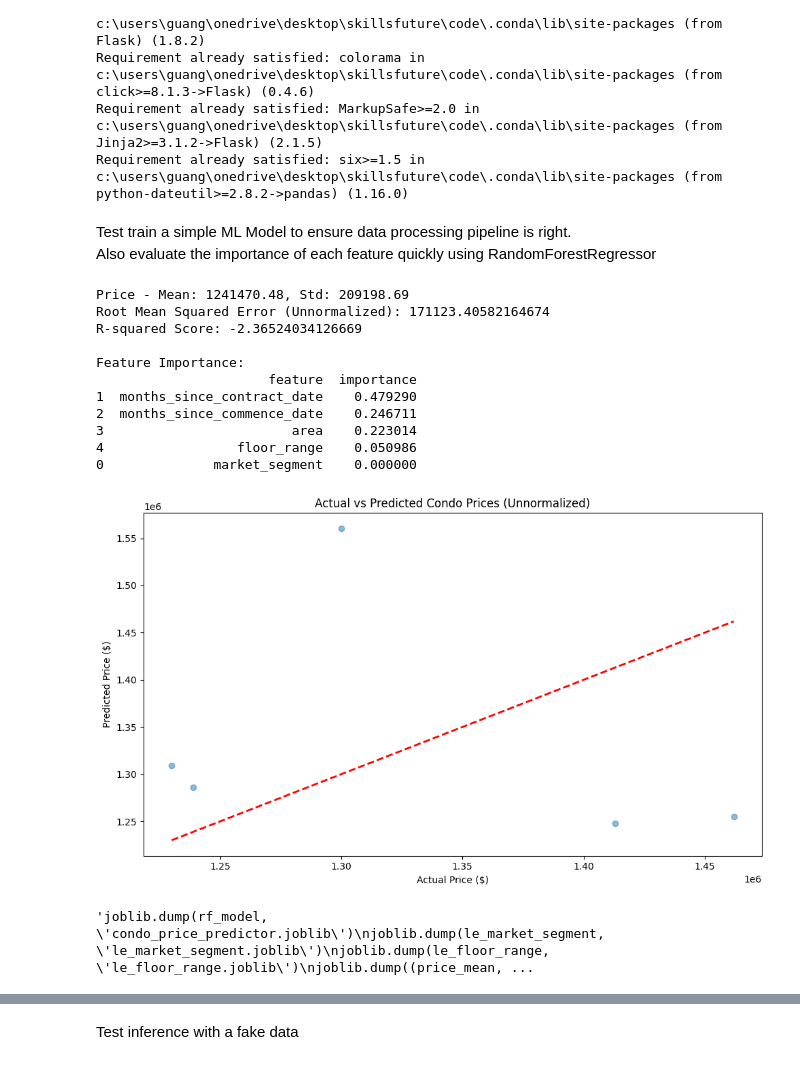
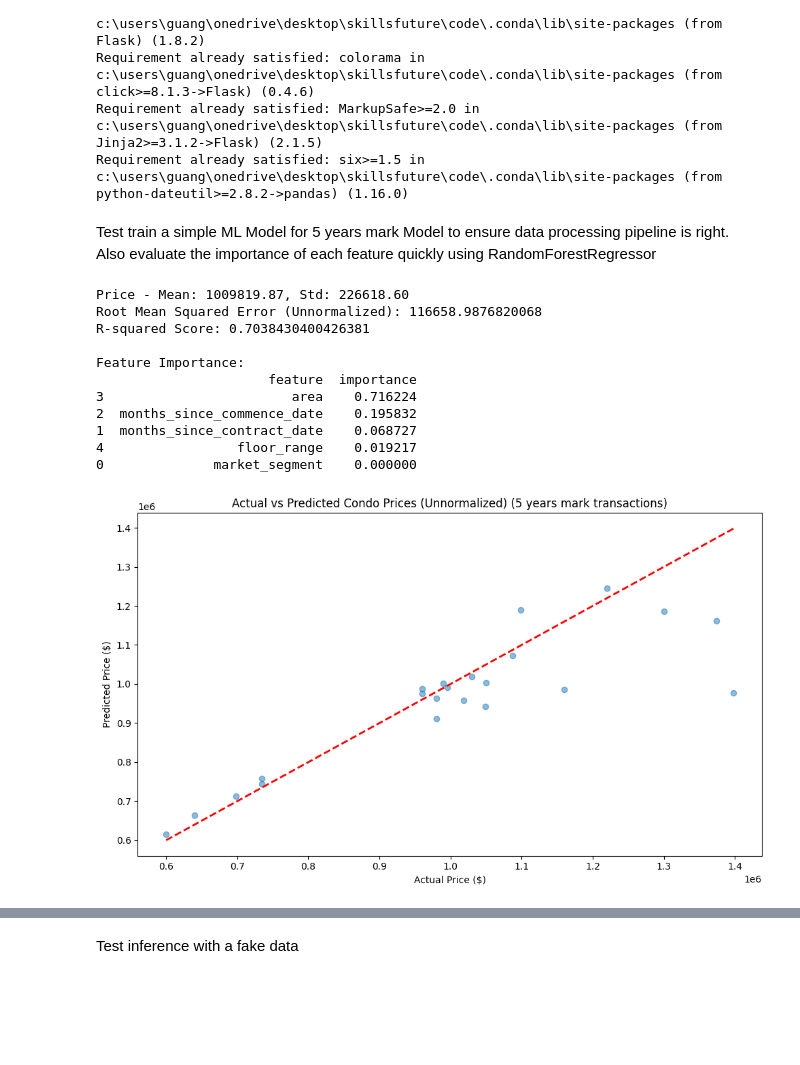
Before and after one commit to lolbus/SFS_MLEngineer_Assessment, a Jupyter notebook: modelling.ipynb, the cells around one changed output, grey strips where cells are left out. Saved outputs shown, nothing was run; the diff lists cells and outputs as text; code cells hidden in the pictures; blank space fills up the shorter version.

Commit message:
new database modelling and deployment. perform separate model inference base on whether transaction is near 5 years mark or 10 years mark

```diff
--- a/modelling.ipynb
+++ b/modelling.ipynb
@@ -30,7 +30,7 @@ conn = psycopg2.connect(
 )
 cur = conn.cursor()
 # %% [markdown]
-Test train a simple ML Model to ensure data processing pipeline is right.
+Test train a simple ML Model for 5 years mark Model to ensure data processing pipeline is right.
 Also evaluate the importance of each feature quickly using RandomForestRegressor
 # %%
 import pandas as pd
@@ -40,7 +40,6 @@ from sklearn.ensemble import RandomForestRegressor
 from sklearn.preprocessing import LabelEncoder
 from sklearn.metrics import mean_squared_error, r2_score
 import matplotlib.pyplot as plt
-import joblib
 
 # 1. Fetch data from the database
 query = f"""
@@ -94,53 +93,42 @@ mse = mean_squared_error(y_test_denormalized, y_pred)
 rmse = np.sqrt(mse)
 r2 = r2_score(y_test_denormalized, y_pred)
 
 
 print(f"Root Mean Squared Error (Unnormalized): {rmse}")
 print(f"R-squared Score: {r2}")
 
 # 7. Feature importance
 feature_importance = pd.DataFrame({
     'feature': X.columns,
     'importance': rf_model.feature_importances_
 }).sort_values('importance', ascending=False)
 
 print("\nFeature Importance:")
 print(feature_importance)
 
 # 8. Visualize predictions vs actual (Unnormalized)
 plt.figure(figsize=(10, 6))
 plt.scatter(y_test_denormalized, y_pred, alpha=0.5)
 plt.plot([y_test_denormalized.min(), y_test_denormalized.max()],
          [y_test_denormalized.min(), y_test_denormalized.max()], 'r--', lw=2)
 plt.xlabel("Actual Price ($)")
 plt.ylabel("Predicted Price ($)")
-plt.title("Actual vs Predicted Condo Prices (Unnormalized)")
+plt.title("Actual vs Predicted Condo Prices (Unnormalized) (5 years mark transactions)")
 plt.tight_layout()
 plt.show()
-
-# 9. This is just a test train to verify processing pipeline is right.
-# Dont save this as it is not optimal, proceed to fine-tune it in the next cell
-'''joblib.dump(rf_model, 'condo_price_predictor.joblib')
-joblib.dump(le_market_segment, 'le_market_segment.joblib')
-joblib.dump(le_floor_range, 'le_floor_range.joblib')
-joblib.dump((price_mean, price_std), 'normalization_params.joblib')  # Save mean and std
-print("Model and encoders saved")
-
-'''
 # %% [output]
-Price - Mean: 1241470.48, Std: 209198.69
-Root Mean Squared Error (Unnormalized): 171123.40582164674
-R-squared Score: -2.36524034126669
+Price - Mean: 1009819.87, Std: 226618.60
+Root Mean Squared Error (Unnormalized): 116658.9876820068
+R-squared Score: 0.7038430400426381
 
 Feature Importance:
                       feature  importance
-1  months_since_contract_date    0.479290
-2  months_since_commence_date    0.246711
-3                        area    0.223014
-4                 floor_range    0.050986
+3                        area    0.716224
+2  months_since_commence_date    0.195832
+1  months_since_contract_date    0.068727
+4                 floor_range    0.019217
 0              market_segment    0.000000
-[figure, old version]
+[figure, new version]
-'joblib.dump(rf_model, \'condo_price_predictor.joblib\')\njoblib.dump(le_market_segment, \'le_market_segment.joblib\')\njoblib.dump(le_floor_range, \'le_floor_range.joblib\')\njoblib.dump((price_mean, ...
 # %%
 df
 # %% [output]
```
Also changed, not shown: parts of 17 cells of this notebook, 19 other files.
